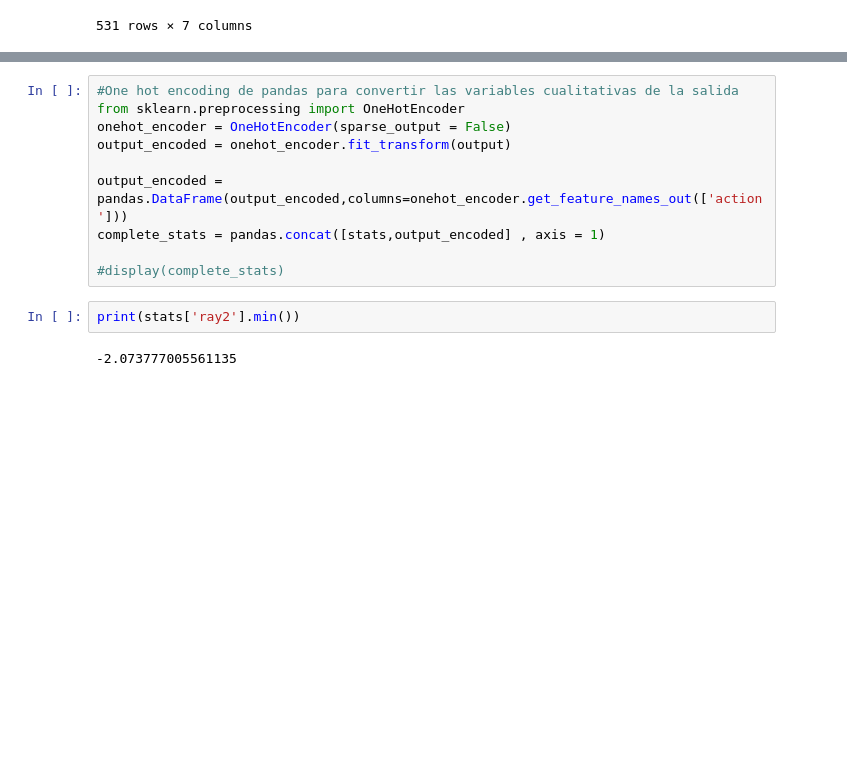
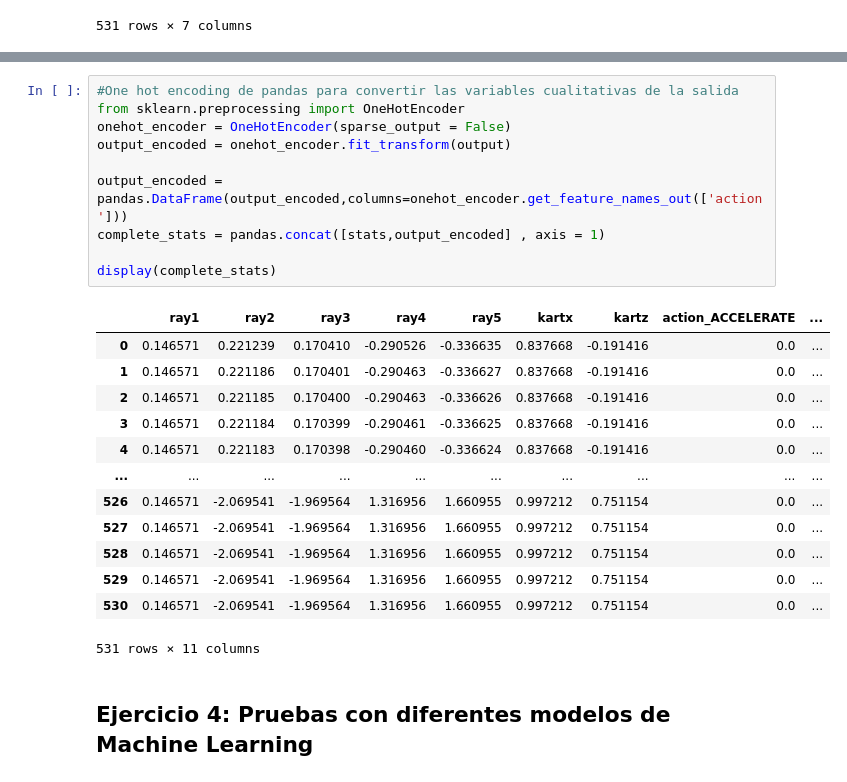
Before and after one commit to Lauu029/ApA, a Jupyter notebook: p6/Practica 6.ipynb, the cells around one changed output, grey strips where cells are left out. Drawn from its saved outputs; the diff is of its cells as text; blank space fills up the shorter version.

```diff
--- a/p6/Practica 6.ipynb
+++ b/p6/Practica 6.ipynb
@@ -150,14 +150,26 @@ print(stats['ray2'].min())
 # %%
 #One hot encoding de pandas para convertir las variables cualitativas de la salida
 from sklearn.preprocessing import OneHotEncoder
 onehot_encoder = OneHotEncoder(sparse_output = False)
 output_encoded = onehot_encoder.fit_transform(output)
 
 output_encoded = pandas.DataFrame(output_encoded,columns=onehot_encoder.get_feature_names_out(['action']))
 complete_stats = pandas.concat([stats,output_encoded] , axis = 1)
 
-#display(complete_stats)
+display(complete_stats)
+# %% [output]
+|  | ray1 | ray2 | ray3 | ray4 | ray5 | kartx | kartz | action_ACCELERATE | ... |
+| 0 | 0.146571 | 0.221239 | 0.170410 | -0.290526 | -0.336635 | 0.837668 | -0.191416 | 0.0 | ... |
+| 1 | 0.146571 | 0.221186 | 0.170401 | -0.290463 | -0.336627 | 0.837668 | -0.191416 | 0.0 | ... |
+| 2 | 0.146571 | 0.221185 | 0.170400 | -0.290463 | -0.336626 | 0.837668 | -0.191416 | 0.0 | ... |
+| 3 | 0.146571 | 0.221184 | 0.170399 | -0.290461 | -0.336625 | 0.837668 | -0.191416 | 0.0 | ... |
+| 4 | 0.146571 | 0.221183 | 0.170398 | -0.290460 | -0.336624 | 0.837668 | -0.191416 | 0.0 | ... |
+| ... | ... | ... | ... | ... | ... | ... | ... | ... | ... |
+| 526 | 0.146571 | -2.069541 | -1.969564 | 1.316956 | 1.660955 | 0.997212 | 0.751154 | 0.0 | ... |
+| 527 | 0.146571 | -2.069541 | -1.969564 | 1.316956 | 1.660955 | 0.997212 | 0.751154 | 0.0 | ... |
+| 528 | 0.146571 | -2.069541 | -1.969564 | 1.316956 | 1.660955 | 0.997212 | 0.751154 | 0.0 | ... |
+| 529 | 0.146571 | -2.069541 | -1.969564 | 1.316956 | 1.660955 | 0.997212 | 0.751154 | 0.0 | ... |
+| 530 | 0.146571 | -2.069541 | -1.969564 | 1.316956 | 1.660955 | 0.997212 | 0.751154 | 0.0 | ... |
+531 rows × 11 columns
-# %%
-print(stats['ray2'].min())
-# %% [output]
--2.073777005561135
+# %% [markdown]
+## Ejercicio 4: Pruebas con diferentes modelos de Machine Learning
```
Also changed, not shown: parts of 2 cells of this notebook, 1 other file.
